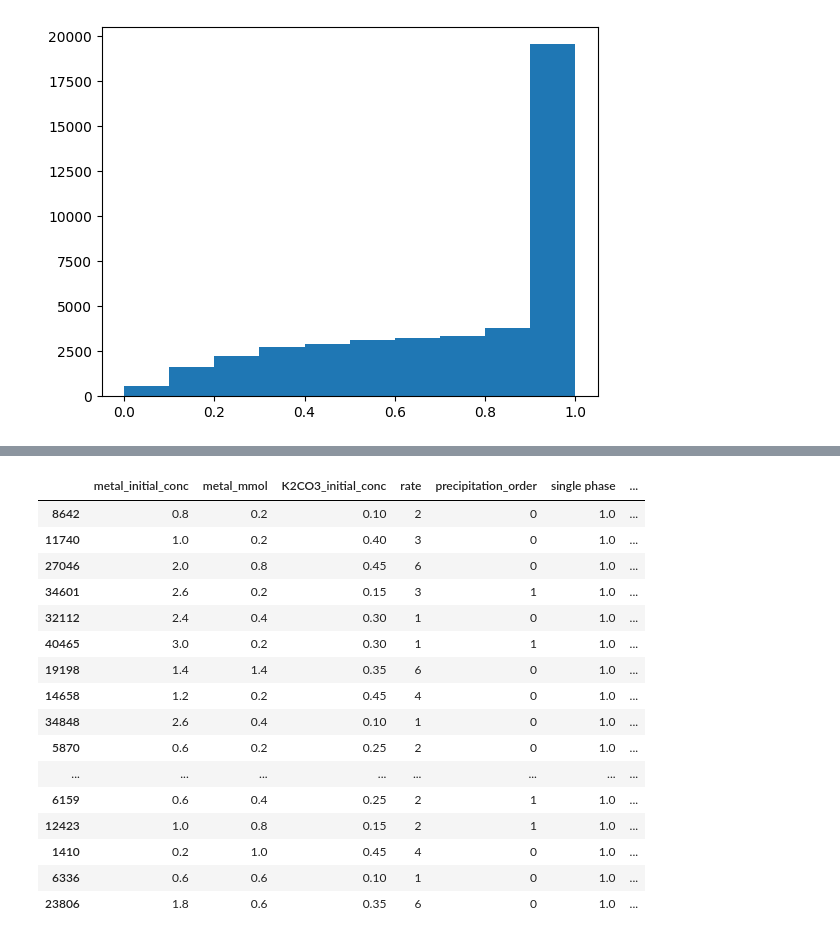
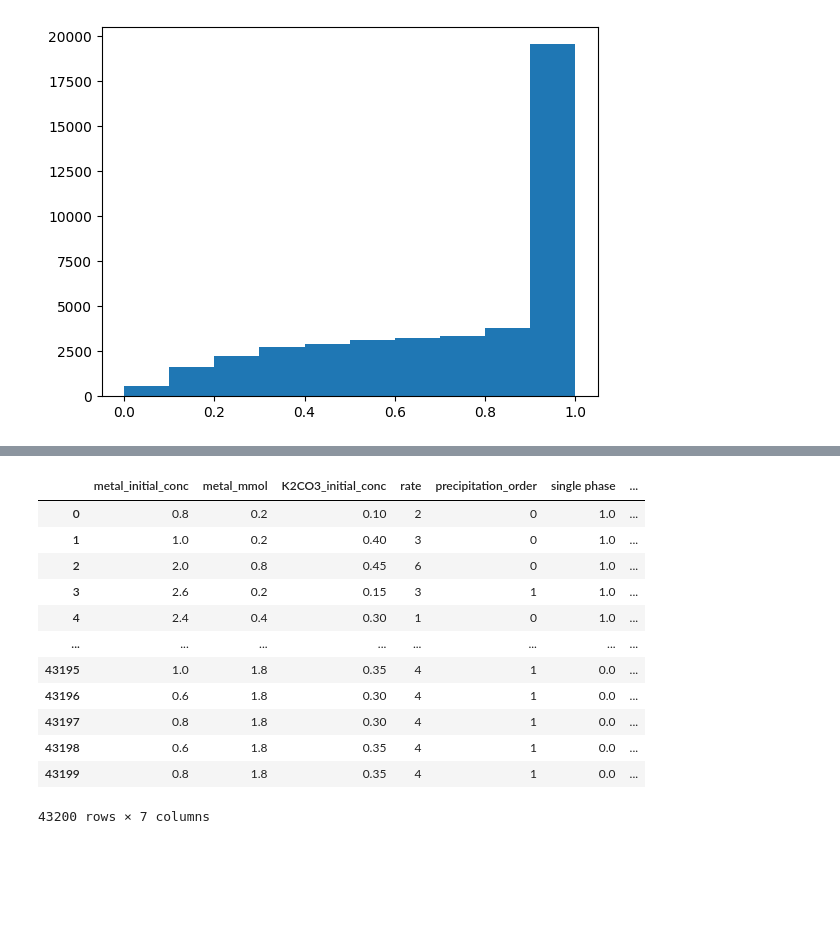
Before and after one commit to AccelerationConsortium/gremlin, a Jupyter notebook: model/active_learning.ipynb, the cells around one changed output, grey strips where cells are left out. Cells and saved outputs as stored; diff of their text form; code cells hidden in the pictures; blank space fills up the shorter version.

```diff
--- a/model/active_learning.ipynb
+++ b/model/active_learning.ipynb
@@ -524,20 +505,22 @@ df_sampled_parameters_sorted.head(100)
-# %%
-df_sampled_parameters_sorted.head(20)
-# %% [output]
-|  | metal_initial_conc | metal_mmol | K2CO3_initial_conc | rate | precipitation_order | single phase | ... |
-| 8642 | 0.8 | 0.2 | 0.10 | 2 | 0 | 1.0 | ... |
-| 11740 | 1.0 | 0.2 | 0.40 | 3 | 0 | 1.0 | ... |
-| 27046 | 2.0 | 0.8 | 0.45 | 6 | 0 | 1.0 | ... |
-| 34601 | 2.6 | 0.2 | 0.15 | 3 | 1 | 1.0 | ... |
-| 32112 | 2.4 | 0.4 | 0.30 | 1 | 0 | 1.0 | ... |
-| 40465 | 3.0 | 0.2 | 0.30 | 1 | 1 | 1.0 | ... |
-| 19198 | 1.4 | 1.4 | 0.35 | 6 | 0 | 1.0 | ... |
-| 14658 | 1.2 | 0.2 | 0.45 | 4 | 0 | 1.0 | ... |
-| 34848 | 2.6 | 0.4 | 0.10 | 1 | 0 | 1.0 | ... |
-| 5870 | 0.6 | 0.2 | 0.25 | 2 | 0 | 1.0 | ... |
-| ... | ... | ... | ... | ... | ... | ... | ... |
-| 6159 | 0.6 | 0.4 | 0.25 | 2 | 1 | 1.0 | ... |
-| 12423 | 1.0 | 0.8 | 0.15 | 2 | 1 | 1.0 | ... |
-| 1410 | 0.2 | 1.0 | 0.45 | 4 | 0 | 1.0 | ... |
-| 6336 | 0.6 | 0.6 | 0.10 | 1 | 0 | 1.0 | ... |
-| 23806 | 1.8 | 0.6 | 0.35 | 6 | 0 | 1.0 | ... |
+# %%
+df_sampled_parameters['single phase'] = grid_predictions
+df_sampled_parameters['uncertainty'] = grid_uncertainties
+df_sampled_parameters_sorted = df_sampled_parameters.sort_values(by=['single phase', 'uncertainty'],
+                                                                 ascending=[False, False],
+                                                                ).reset_index(drop=True)
+df_sampled_parameters_sorted.to_csv('sorted_experiment_conditions.csv', index=False)
+df_sampled_parameters_sorted
+# %% [output]
+|  | metal_initial_conc | metal_mmol | K2CO3_initial_conc | rate | precipitation_order | single phase | ... |
+| 0 | 0.8 | 0.2 | 0.10 | 2 | 0 | 1.0 | ... |
+| 1 | 1.0 | 0.2 | 0.40 | 3 | 0 | 1.0 | ... |
+| 2 | 2.0 | 0.8 | 0.45 | 6 | 0 | 1.0 | ... |
+| 3 | 2.6 | 0.2 | 0.15 | 3 | 1 | 1.0 | ... |
+| 4 | 2.4 | 0.4 | 0.30 | 1 | 0 | 1.0 | ... |
+| ... | ... | ... | ... | ... | ... | ... | ... |
+| 43195 | 1.0 | 1.8 | 0.35 | 4 | 1 | 0.0 | ... |
+| 43196 | 0.6 | 1.8 | 0.30 | 4 | 1 | 0.0 | ... |
+| 43197 | 0.8 | 1.8 | 0.30 | 4 | 1 | 0.0 | ... |
+| 43198 | 0.6 | 1.8 | 0.35 | 4 | 1 | 0.0 | ... |
+| 43199 | 0.8 | 1.8 | 0.35 | 4 | 1 | 0.0 | ... |
+43200 rows × 7 columns
```
Also changed, not shown: parts of 8 cells of this notebook.
